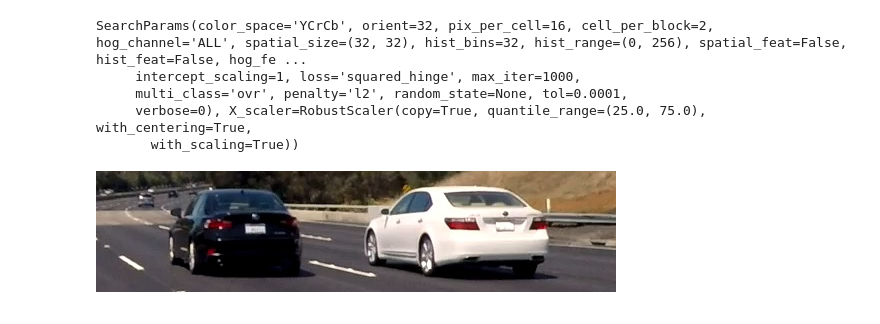
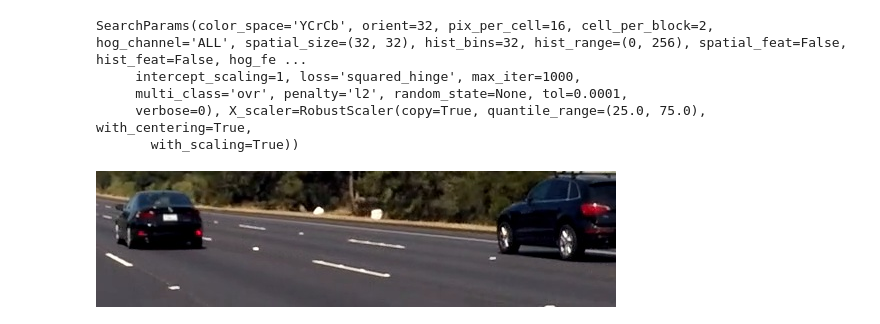
Before and after one commit to hortovanyi/udacity-vehicle-detection-project, a Jupyter notebook: Vehicle Detection Project.ipynb, the cells around one changed output. Saved outputs shown, nothing was run; the diff lists cells and outputs as text; code cells hidden in the pictures.

```diff
--- a/Vehicle Detection Project.ipynb
+++ b/Vehicle Detection Project.ipynb
@@ -224,15 +222,15 @@ SearchParams(color_space='YCrCb', orient=32, pix_per_cell=16, cell_per_block=2,
        with_scaling=True))
 # %%
 @interact
-def camera_window_box_test(images=fixed(vimages), i:(0,len(vimages)-1)=0, shape:wb.shape_keys="small"):
+def camera_window_box_test(images=fixed(pimages), i:(0,len(pimages)-1)=0, shape:wb.shape_keys="small"):
     camera_image=CameraImage(images[i])
     window_boxes=WindowBoxes(camera_image.height, camera_image.width)
 
     img=CameraImage.slice_bounding_box_shape_resize_64x64(camera_image.image, window_boxes, shape)
     #print(window_boxes.bounding_box(shape), window_boxes.resize_64x64_ratio(shape), img.shape)
     return arr2img(cv2.cvtColor(img, cv2.COLOR_BGR2RGB))
 # %% [output]
-[figure, old version]
+[figure, new version]
 # %%
 @interact
 def hog_slice_test(images=fixed(vimages), i:(0,len(vimages)-1)=0,
```
Also changed, not shown: parts of 12 cells of this notebook, 4 other files.
